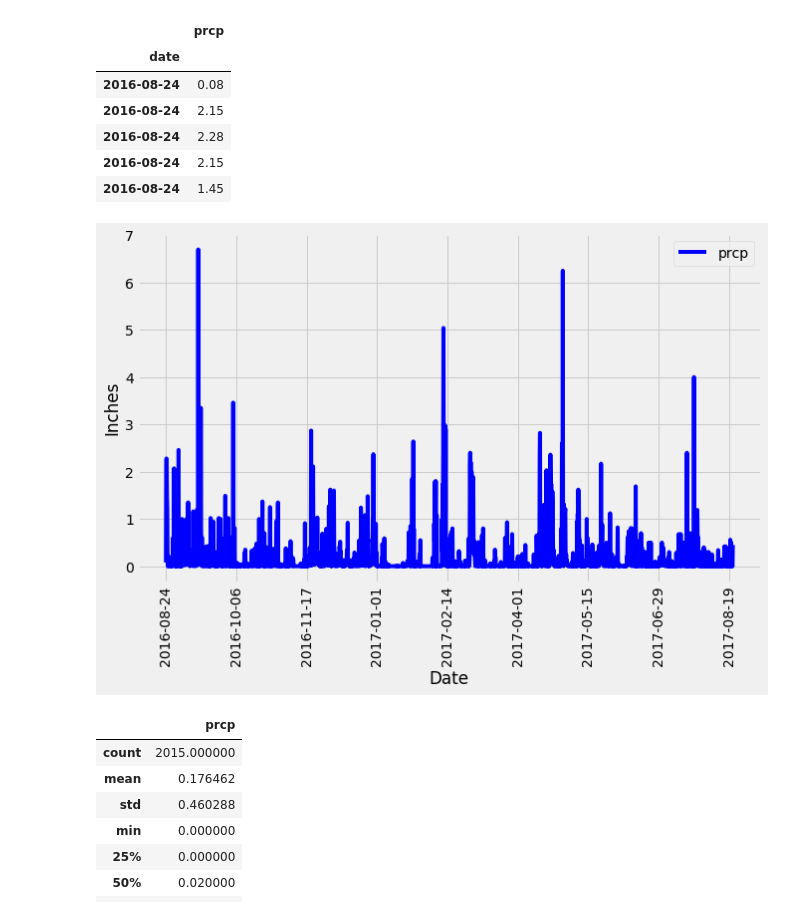
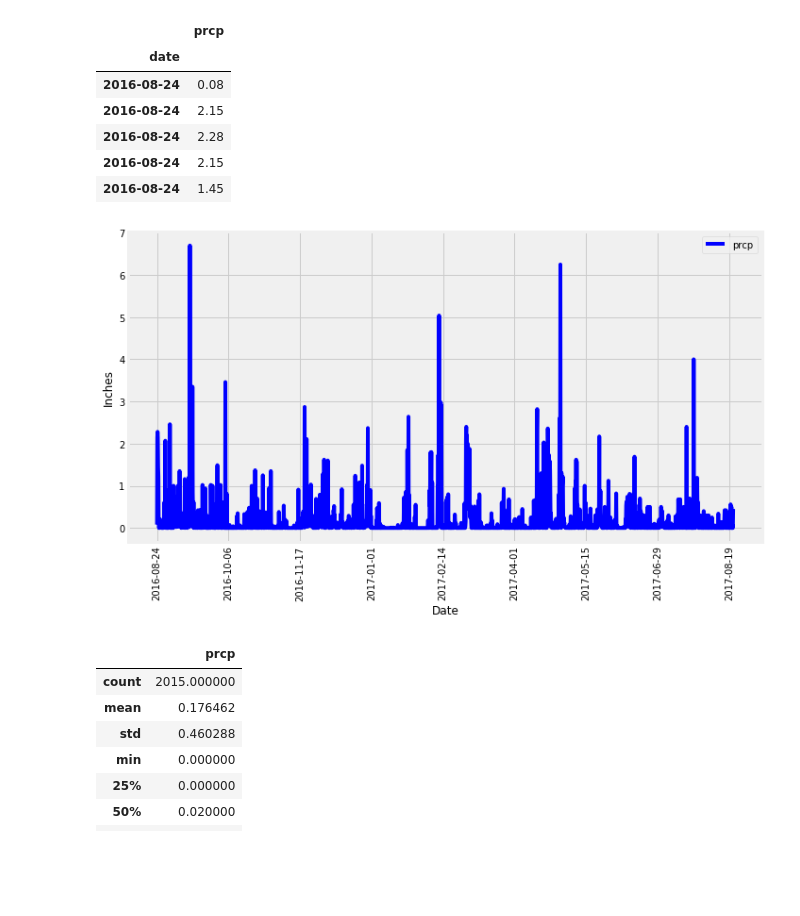
Before and after one commit to ZenAcar/SQLalchemy-Vacation-Planning-with-Climate-Analysis, a Jupyter notebook: climate.ipynb, the cells around one changed output. Drawn from its saved outputs; the diff is of its cells as text; code cells hidden in the pictures; blank space fills up the shorter version.

```diff
--- a/climate.ipynb
+++ b/climate.ipynb
@@ -87,13 +87,14 @@ sorted_df.head()
 # %%
 # Use Pandas Plotting with Matplotlib to plot the data
 sorted_df.plot(color="blue", figsize=(10, 6), rot=90)
 plt.xlabel("Date")
 plt.ylabel("Inches")
 plt.legend()
+plt.tight_layout()
 plt.savefig("images/Precipitation.png")
 plt.show()
 # %% [output]
-[figure, old version]
+[figure, new version]
 # %%
 # Use Pandas to calcualte the summary statistics for the precipitation data
 sorted_df.describe()
```
Also changed, not shown: parts of 3 cells of this notebook, 5 other files.
